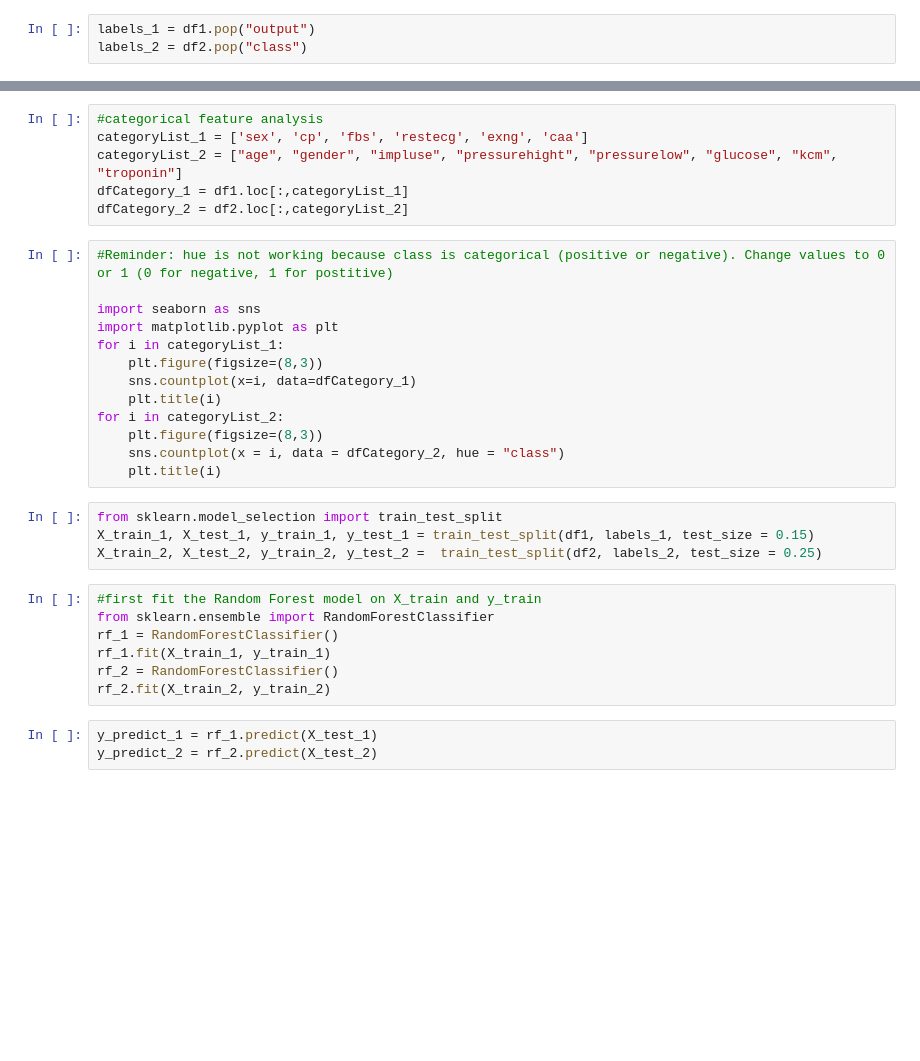
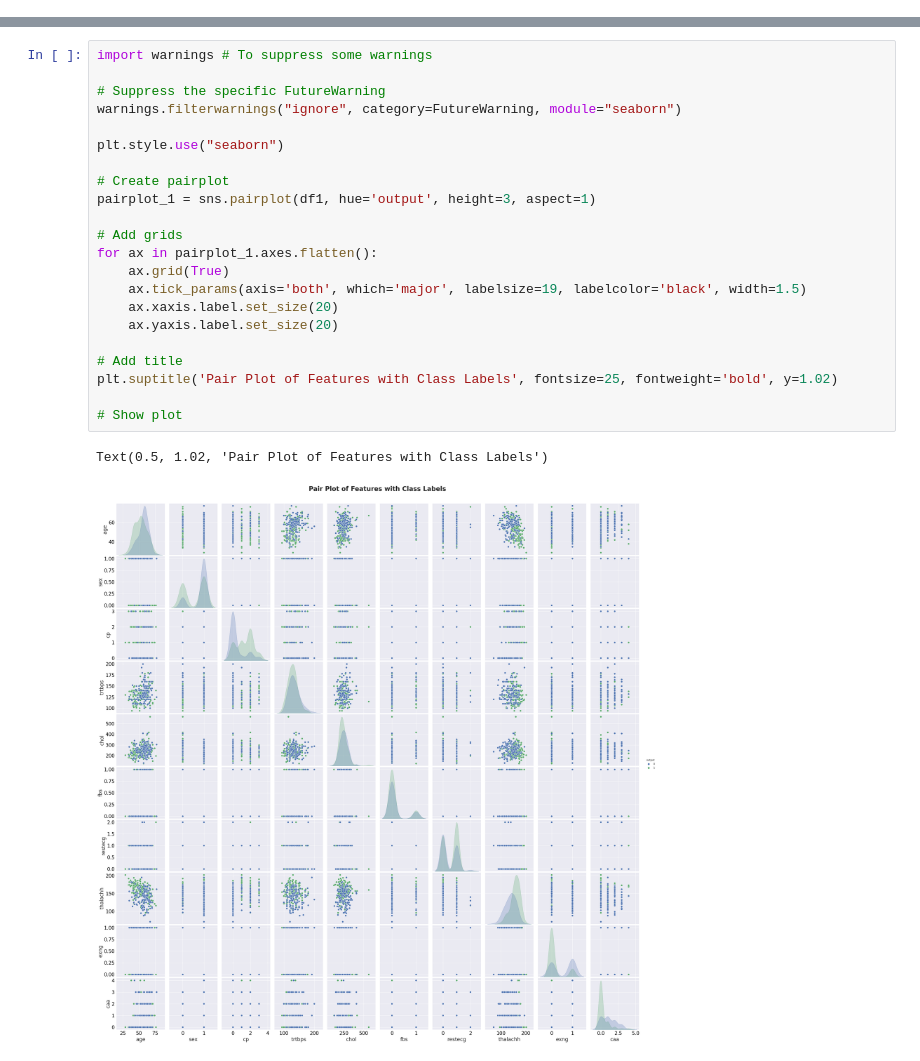
Before and after one commit to ethanotran/HeartDiseaseWebsite, a Jupyter notebook: heart-disease-model-comparison-2.ipynb, the cells around one changed output, grey strips where cells are left out. Saved outputs shown, nothing was run; the diff lists cells and outputs as text; blank space fills up the shorter version.

```diff
--- a/heart-disease-model-comparison-2.ipynb
+++ b/heart-disease-model-comparison-2.ipynb
@@ -42,3 +102,0 @@ df2
-# %%
-labels_1 = df1.pop("output")
-labels_2 = df2.pop("class")
@@ -58,33 +109,25 @@ fig.show()
-# %%
-#categorical feature analysis
-categoryList_1 = ['sex', 'cp', 'fbs', 'restecg', 'exng', 'caa']
-categoryList_2 = ["age", "gender", "impluse", "pressurehight", "pressurelow", "glucose", "kcm", "troponin"]
-dfCategory_1 = df1.loc[:,categoryList_1]
-dfCategory_2 = df2.loc[:,categoryList_2]
-# %%
-#Reminder: hue is not working because class is categorical (positive or negative). Change values to 0 or 1 (0 for negative, 1 for postitive)
-
-import seaborn as sns
-import matplotlib.pyplot as plt
-for i in categoryList_1:
-    plt.figure(figsize=(8,3))
-    sns.countplot(x=i, data=dfCategory_1)
-    plt.title(i)
-for i in categoryList_2:
-    plt.figure(figsize=(8,3))
-    sns.countplot(x = i, data = dfCategory_2, hue = "class")
-    plt.title(i)
-# %%
-from sklearn.model_selection import train_test_split
-X_train_1, X_test_1, y_train_1, y_test_1 = train_test_split(df1, labels_1, test_size = 0.15)
-X_train_2, X_test_2, y_train_2, y_test_2 =  train_test_split(df2, labels_2, test_size = 0.25)
-# %%
-#first fit the Random Forest model on X_train and y_train
-from sklearn.ensemble import RandomForestClassifier
-rf_1 = RandomForestClassifier()
-rf_1.fit(X_train_1, y_train_1)
-rf_2 = RandomForestClassifier()
-rf_2.fit(X_train_2, y_train_2)
-# %%
-y_predict_1 = rf_1.predict(X_test_1)
-y_predict_2 = rf_2.predict(X_test_2)
+# %%
+import warnings # To suppress some warnings
+
+# Suppress the specific FutureWarning
+warnings.filterwarnings("ignore", category=FutureWarning, module="seaborn")
+
+plt.style.use("seaborn")
+
+# Create pairplot
+pairplot_1 = sns.pairplot(df1, hue='output', height=3, aspect=1)
+
+# Add grids
+for ax in pairplot_1.axes.flatten():
+    ax.grid(True)
+    ax.tick_params(axis='both', which='major', labelsize=19, labelcolor='black', width=1.5)
+    ax.xaxis.label.set_size(20)
+    ax.yaxis.label.set_size(20)
+
+# Add title
+plt.suptitle('Pair Plot of Features with Class Labels', fontsize=25, fontweight='bold', y=1.02)
+
+# Show plot
+# %% [output]
+Text(0.5, 1.02, 'Pair Plot of Features with Class Labels')
+[figure, added]
```
Also changed, not shown: parts of 19 cells of this notebook.
